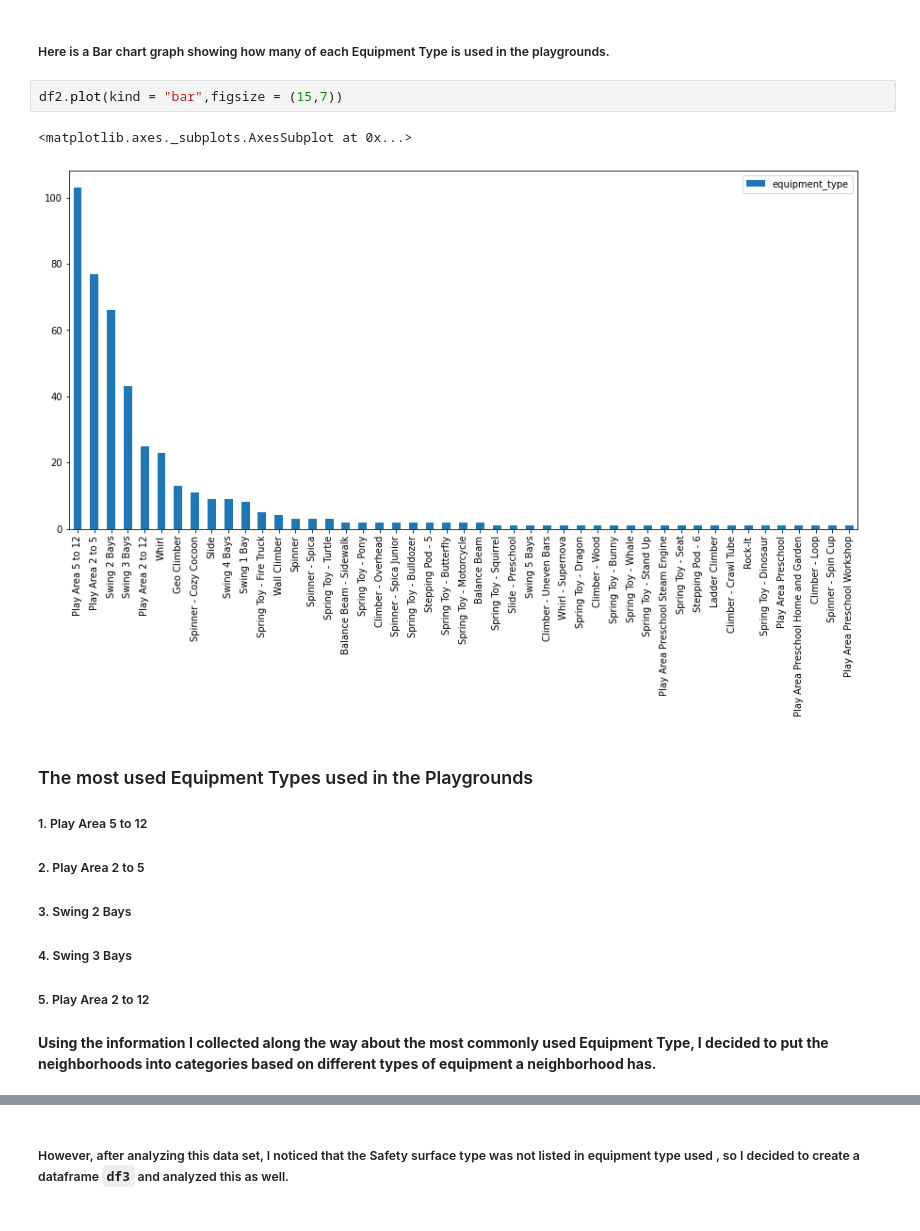
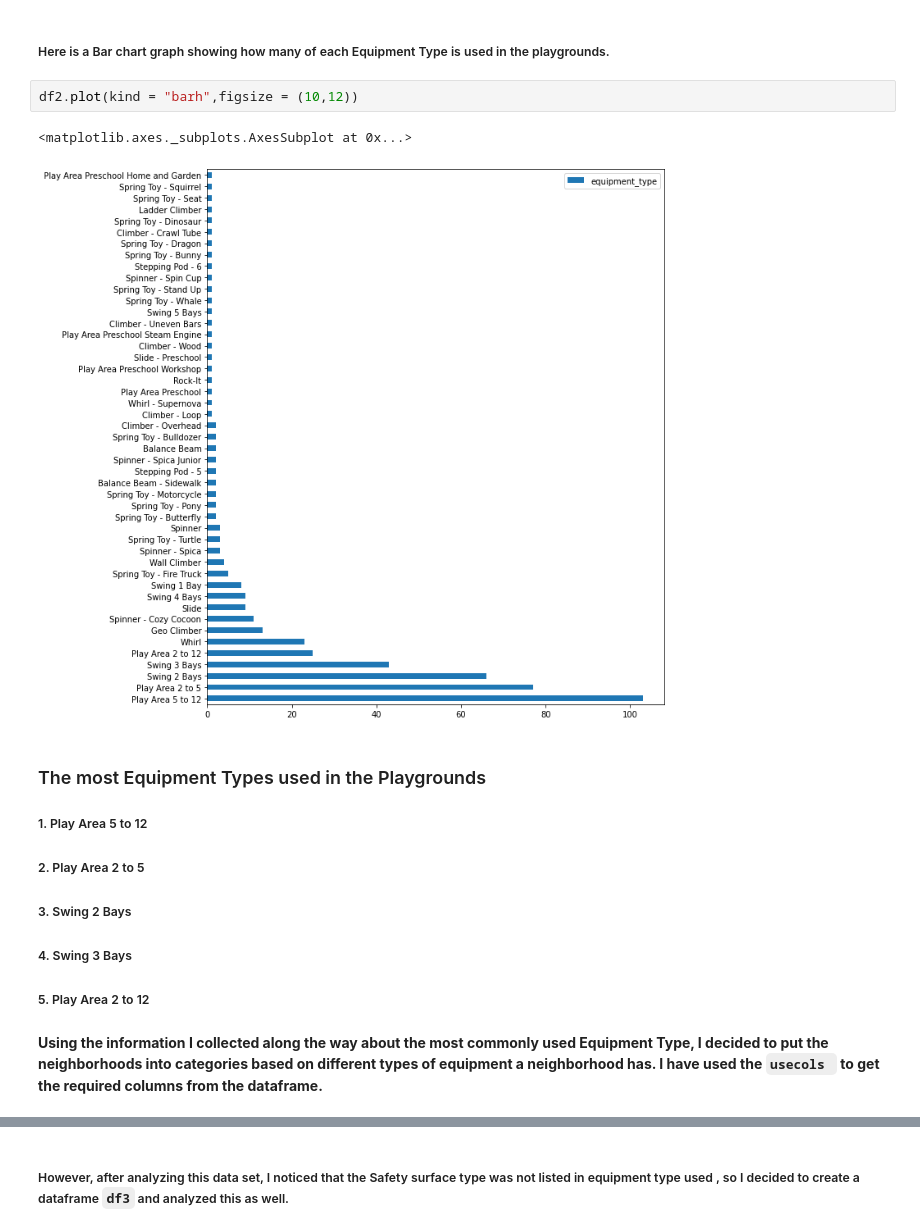
Before and after one commit to Roma-Reddy/Cmpinf0010FinalProject, a Jupyter notebook: Final_Project_Notebook.ipynb, the cells around one changed output, grey strips where cells are left out. Cells and saved outputs as stored; diff of their text form.

```diff
--- a/Final_Project_Notebook.ipynb
+++ b/Final_Project_Notebook.ipynb
@@ -556,16 +568,16 @@ df2
 # %% [markdown]
 ##### Here is a Bar chart graph showing how many of each Equipment Type is used in the playgrounds.
 # %%
-df2.plot(kind = "bar",figsize = (15,7))
+df2.plot(kind = "barh",figsize = (10,12))
 # %% [output]
 <matplotlib.axes._subplots.AxesSubplot at 0x...>
-[figure, old version]
+[figure, new version]
 # %% [markdown]
-### The most used Equipment Types used in the Playgrounds
+### The most Equipment Types used in the Playgrounds
 #####  1. Play Area 5 to 12
 #####  2. Play Area 2 to 5
 #####  3. Swing 2 Bays
 #####  4. Swing 3 Bays
 #####  5. Play Area 2 to 12
 # %% [markdown]
-**Using the information I collected along the way about the most commonly used Equipment Type, I decided to put the neighborhoods into categories based on different types of equipment a neighborhood has.**
+**Using the information I collected along the way about the most commonly used Equipment Type, I decided to put the neighborhoods into categories based on different types of equipment a neighborhood has. I have used the `usecols ` to get the required columns from the dataframe.**
```
Also changed, not shown: parts of 24 cells of this notebook.
